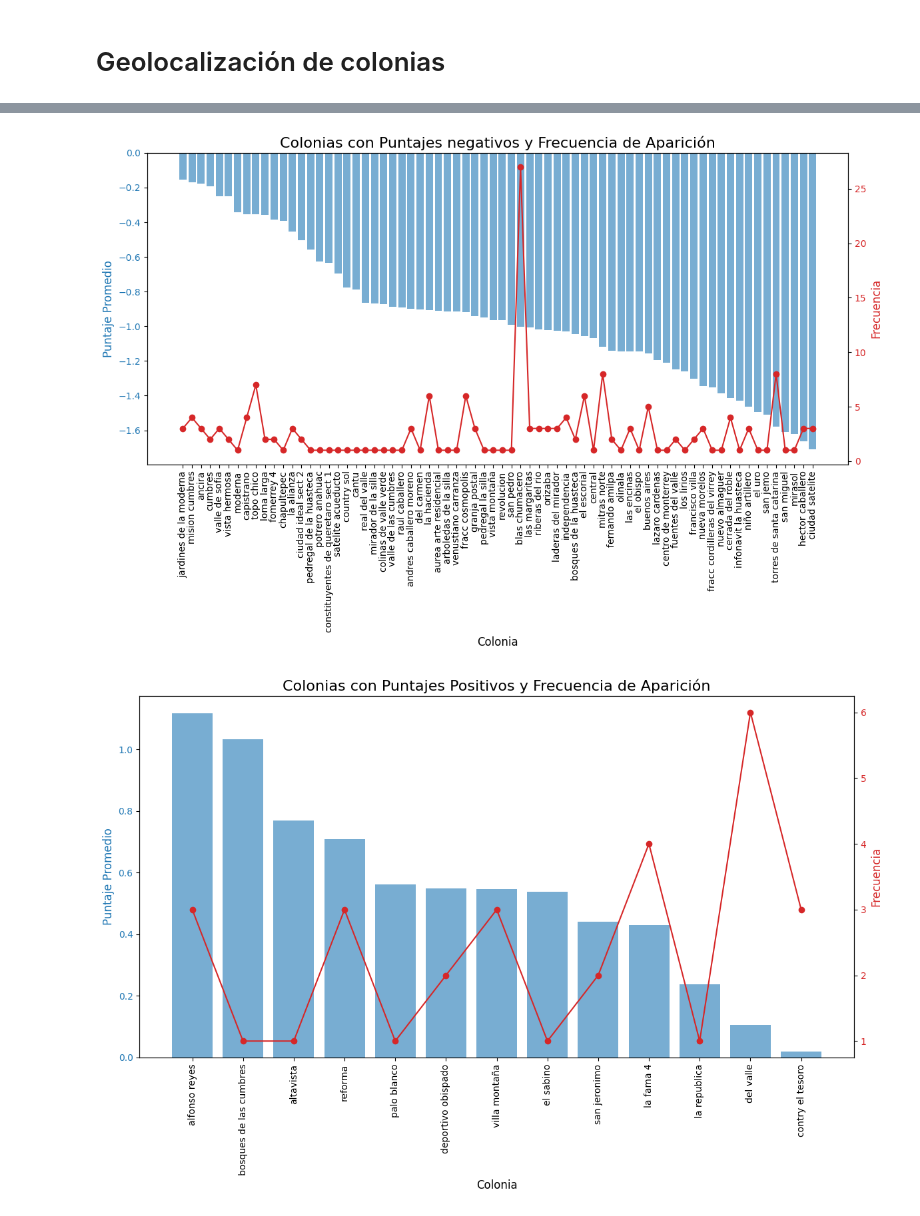
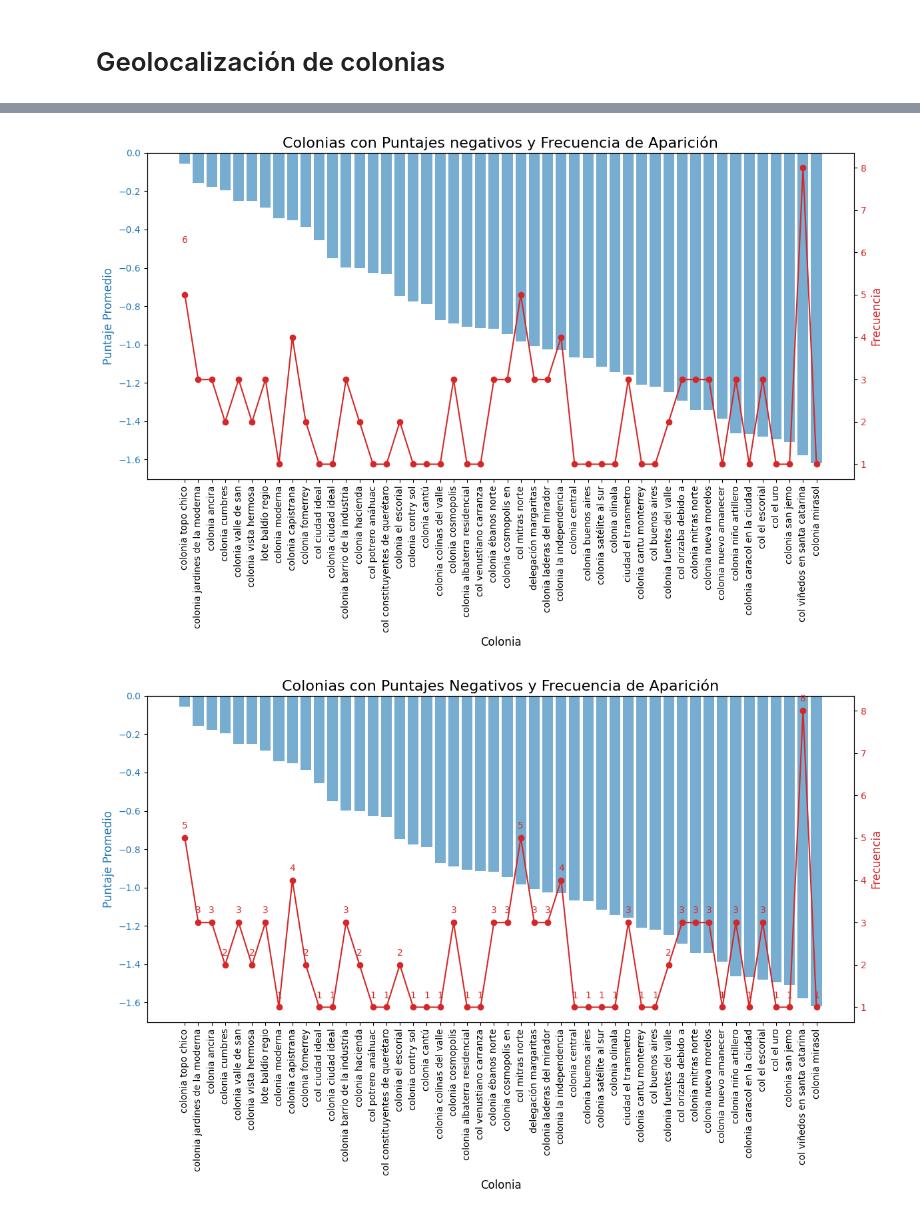
Before and after one commit to danips390/Riesgos_Urbanos_NLP, a Jupyter notebook: geolocalizacion.ipynb, the cells around one changed output, grey strips where cells are left out. Saved outputs shown, nothing was run; the diff lists cells and outputs as text; code cells hidden in the pictures.

```diff
--- a/geolocalizacion.ipynb
+++ b/geolocalizacion.ipynb
@@ -203,15 +332,15 @@ plt.show()
 import matplotlib.pyplot as plt
 
 # Agrupar por colonia y calcular el puntaje promedio y la frecuencia de aparición
-puntaje_por_colonia = colonias.groupby('colonia')['Puntaje'].mean()
-frecuencia_por_colonia = colonias['colonia'].value_counts()
+puntaje_por_calle = df.groupby('colonia')['Puntaje'].mean()
+frecuencia_por_calle = df['colonia'].value_counts()
 
 # Filtrar colonias con puntaje promedio mayor a 0
-puntaje_por_colonia = puntaje_por_colonia[puntaje_por_colonia < 0]
+puntaje_por_calle = puntaje_por_calle[puntaje_por_calle < 0]
 
 # Ordenar los valores de mayor a menor
-puntaje_por_colonia = puntaje_por_colonia.sort_values(ascending=False)
-frecuencia_por_colonia = frecuencia_por_colonia[puntaje_por_colonia.index]
+puntaje_por_calle = puntaje_por_calle.sort_values(ascending=False)
+frecuencia_por_calle = frecuencia_por_calle[puntaje_por_calle.index]
 
 # Crear un gráfico combinado
 fig, ax1 = plt.subplots(figsize=(12, 8))
@@ -220,65 +349,74 @@ fig, ax1 = plt.subplots(figsize=(12, 8))
 color = 'tab:blue'
 ax1.set_xlabel('Colonia', fontsize=12)
 ax1.set_ylabel('Puntaje Promedio', fontsize=12, color=color)
-ax1.bar(puntaje_por_colonia.index, puntaje_por_colonia.values, color=color, alpha=0.6, label='Puntaje Promedio')
+ax1.bar(puntaje_por_calle.index, puntaje_por_calle.values, color=color, alpha=0.6, label='Puntaje Promedio')
 ax1.tick_params(axis='y', labelcolor=color)
 
 # Crear un segundo eje y para la frecuencia
 ax2 = ax1.twinx()
 color = 'tab:red'
 ax2.set_ylabel('Frecuencia', fontsize=12, color=color)
-ax2.plot(frecuencia_por_colonia.index, frecuencia_por_colonia.values, color=color, marker='o', linestyle='-', label='Frecuencia')
+ax2.plot(frecuencia_por_calle.index, frecuencia_por_calle.values, color=color, marker='o', linestyle='-', label='Frecuencia')
 ax2.tick_params(axis='y', labelcolor=color)
+
+# Añadir los valores de frecuencia encima de los puntos rojos
+for i, (x, y) in enumerate(zip(frecuencia_por_municipio.index, frecuencia_por_municipio.values)):
+    ax2.annotate(f'{y}', (i, y), textcoords="offset points", xytext=(0, 10), ha='center', fontsize=10, color=color)
+
 
 # Añadir título y rotar etiquetas del eje X
 plt.title('Colonias con Puntajes negativos y Frecuencia de Aparición', fontsize=16)
-ax1.set_xticklabels(puntaje_por_colonia.index, rotation=90)
+ax1.set_xticklabels(puntaje_por_calle.index, rotation=90)
 
 # Mostrar el gráfico
 fig.tight_layout()
 plt.show()
 # %% [output]
-[figure, old version]
+[figure, new version]
 # %%
 import matplotlib.pyplot as plt
 
 # Agrupar por colonia y calcular el puntaje promedio y la frecuencia de aparición
-puntaje_por_colonia = colonias.groupby('colonia')['Puntaje'].mean()
-frecuencia_por_colonia = colonias['colonia'].value_counts()
+puntaje_por_calle = df.groupby('colonia')['Puntaje'].mean()
+frecuencia_por_calle = df['colonia'].value_counts()
 
-# Filtrar colonias con puntaje promedio mayor a 0
-puntaje_por_colonia = puntaje_por_colonia[puntaje_por_colonia > 0]
+# Filtrar colonias con puntaje promedio menor a 0
+puntaje_por_calle = puntaje_por_calle[puntaje_por_calle < 0]
 
 # Ordenar los valores de mayor a menor
-puntaje_por_colonia = puntaje_por_colonia.sort_values(ascending=False)
-frecuencia_por_colonia = frecuencia_por_colonia[puntaje_por_colonia.index]
+puntaje_por_calle = puntaje_por_calle.sort_values(ascending=False)
+frecuencia_por_calle = frecuencia_por_calle[puntaje_por_calle.index]
 
 # Crear un gráfico combinado
 fig, ax1 = plt.subplots(figsize=(12, 8))
 
 # Gráfico de barras para el puntaje promedio
 color = 'tab:blue'
 ax1.set_xlabel('Colonia', fontsize=12)
 ax1.set_ylabel('Puntaje Promedio', fontsize=12, color=color)
-ax1.bar(puntaje_por_colonia.index, puntaje_por_colonia.values, color=color, alpha=0.6, label='Puntaje Promedio')
+ax1.bar(puntaje_por_calle.index, puntaje_por_calle.values, color=color, alpha=0.6, label='Puntaje Promedio')
 ax1.tick_params(axis='y', labelcolor=color)
 
 # Crear un segundo eje y para la frecuencia
 ax2 = ax1.twinx()
 color = 'tab:red'
 ax2.set_ylabel('Frecuencia', fontsize=12, color=color)
-ax2.plot(frecuencia_por_colonia.index, frecuencia_por_colonia.values, color=color, marker='o', linestyle='-', label='Frecuencia')
+ax2.plot(frecuencia_por_calle.index, frecuencia_por_calle.values, color=color, marker='o', linestyle='-', label='Frecuencia')
 ax2.tick_params(axis='y', labelcolor=color)
 
+# Añadir los valores de frecuencia encima de los puntos rojos
+for i, (x, y) in enumerate(zip(frecuencia_por_calle.index, frecuencia_por_calle.values)):
+    ax2.annotate(f'{y}', (i, y), textcoords="offset points", xytext=(0, 10), ha='center', fontsize=10, color=color)
+
 # Añadir título y rotar etiquetas del eje X
-plt.title('Colonias con Puntajes Positivos y Frecuencia de Aparición', fontsize=16)
-ax1.set_xticklabels(puntaje_por_colonia.index, rotation=90)
+plt.title('Colonias con Puntajes Negativos y Frecuencia de Aparición', fontsize=16)
+ax1.set_xticklabels(puntaje_por_calle.index, rotation=90)
 
 # Mostrar el gráfico
 fig.tight_layout()
 plt.show()
 # %% [output]
-[figure, old version]
+[figure, new version]
 # %%
 import matplotlib.pyplot as plt
 
```
Also changed, not shown: parts of 10 cells of this notebook.
